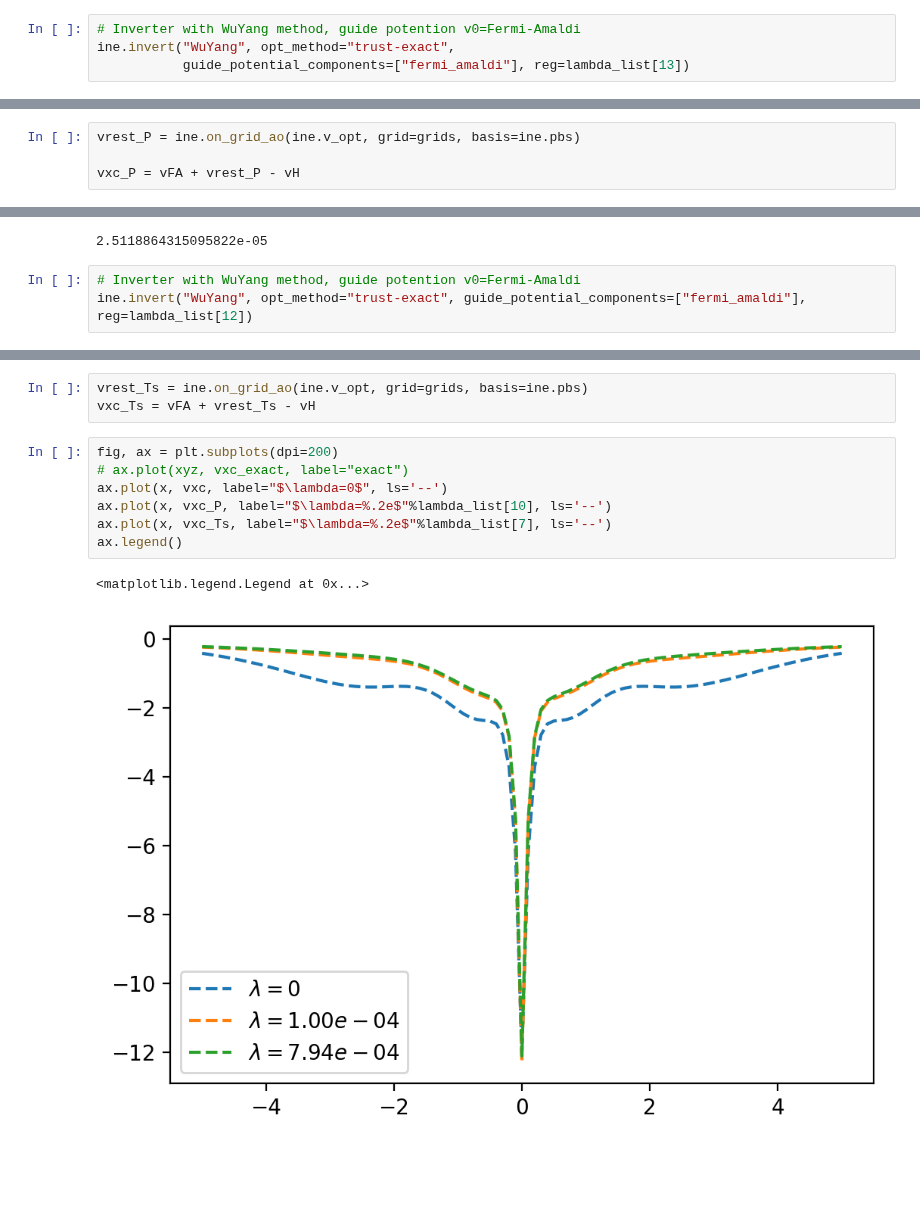
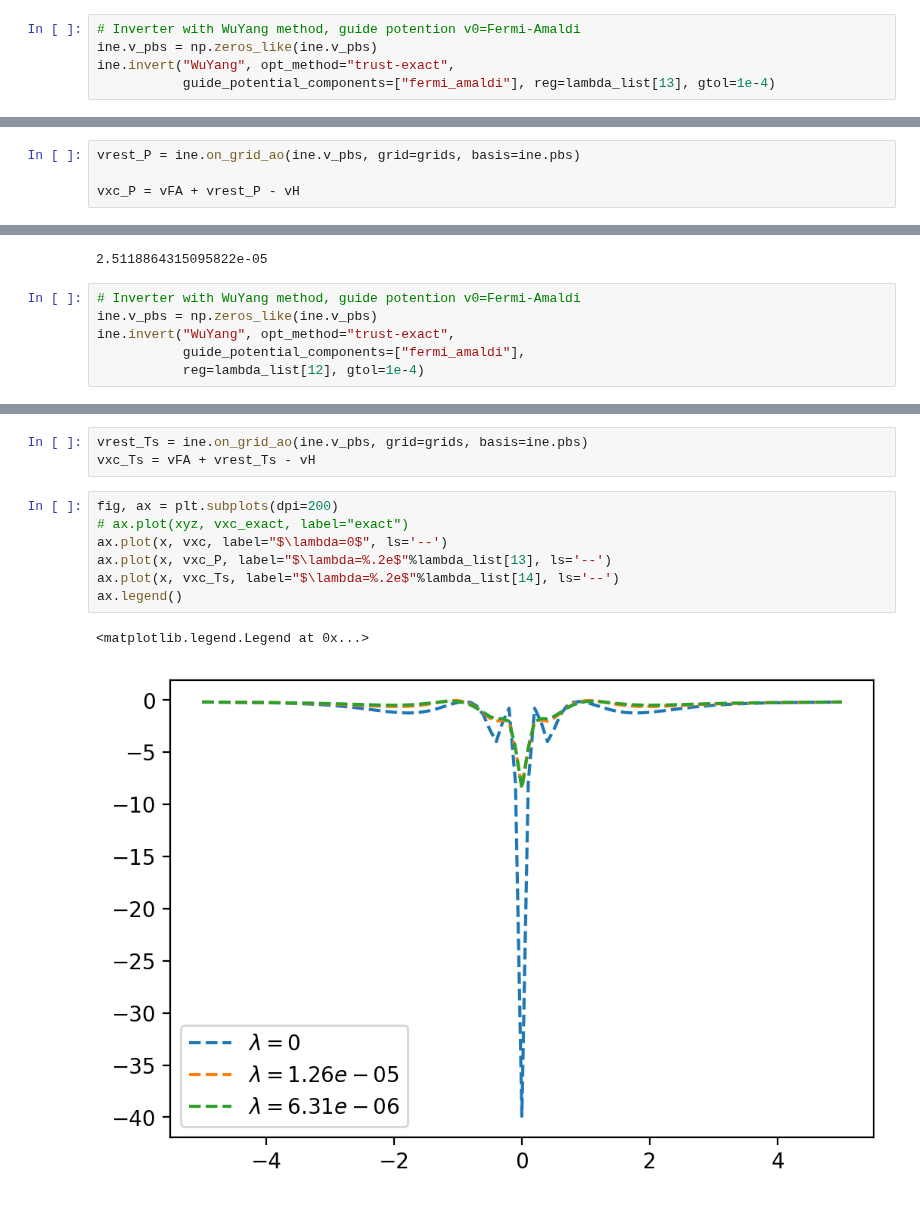
Before and after one commit to wasserman-group/n2v_examples, a Jupyter notebook: WuYang/Regularization.ipynb, the cells around one changed output, grey strips where cells are left out. Saved outputs shown, nothing was run; the diff lists cells and outputs as text; blank space fills up the shorter version.

```diff
--- a/WuYang/Regularization.ipynb
+++ b/WuYang/Regularization.ipynb
@@ -95,6 +94,7 @@ lambda_list[13]
 1.2589254117941661e-05
 # %%
 # Inverter with WuYang method, guide potention v0=Fermi-Amaldi
+ine.v_pbs = np.zeros_like(ine.v_pbs)
 ine.invert("WuYang", opt_method="trust-exact",
-           guide_potential_components=["fermi_amaldi"], reg=lambda_list[13])
+           guide_potential_components=["fermi_amaldi"], reg=lambda_list[13], gtol=1e-4)
 # %% [output]
@@ -103,5 +102,5 @@ WARNING: XC Energy is not yet properly calculated
 # %%
-vrest_P = ine.on_grid_ao(ine.v_opt, grid=grids, basis=ine.pbs)
+vrest_P = ine.on_grid_ao(ine.v_pbs, grid=grids, basis=ine.pbs)
 
 vxc_P = vFA + vrest_P - vH
 # %% [markdown]
@@ -112,5 +111,8 @@ lambda_list[12]
 2.5118864315095822e-05
 # %%
 # Inverter with WuYang method, guide potention v0=Fermi-Amaldi
-ine.invert("WuYang", opt_method="trust-exact", guide_potential_components=["fermi_amaldi"], reg=lambda_list[12])
+ine.v_pbs = np.zeros_like(ine.v_pbs)
+ine.invert("WuYang", opt_method="trust-exact",
+           guide_potential_components=["fermi_amaldi"],
+           reg=lambda_list[12], gtol=1e-4)
 # %% [output]
@@ -119,13 +120,13 @@ WARNING: XC Energy is not yet properly calculated
 # %%
-vrest_Ts = ine.on_grid_ao(ine.v_opt, grid=grids, basis=ine.pbs)
+vrest_Ts = ine.on_grid_ao(ine.v_pbs, grid=grids, basis=ine.pbs)
 vxc_Ts = vFA + vrest_Ts - vH
 # %%
 fig, ax = plt.subplots(dpi=200)
 # ax.plot(xyz, vxc_exact, label="exact")
 ax.plot(x, vxc, label="$\lambda=0$", ls='--')
-ax.plot(x, vxc_P, label="$\lambda=%.2e$"%lambda_list[10], ls='--')
-ax.plot(x, vxc_Ts, label="$\lambda=%.2e$"%lambda_list[7], ls='--')
+ax.plot(x, vxc_P, label="$\lambda=%.2e$"%lambda_list[13], ls='--')
+ax.plot(x, vxc_Ts, label="$\lambda=%.2e$"%lambda_list[14], ls='--')
 ax.legend()
 # %% [output]
 <matplotlib.legend.Legend at 0x...>
-[figure, old version]
+[figure, new version]
```
Also changed, not shown: parts of 9 cells of this notebook, 1 other file.
